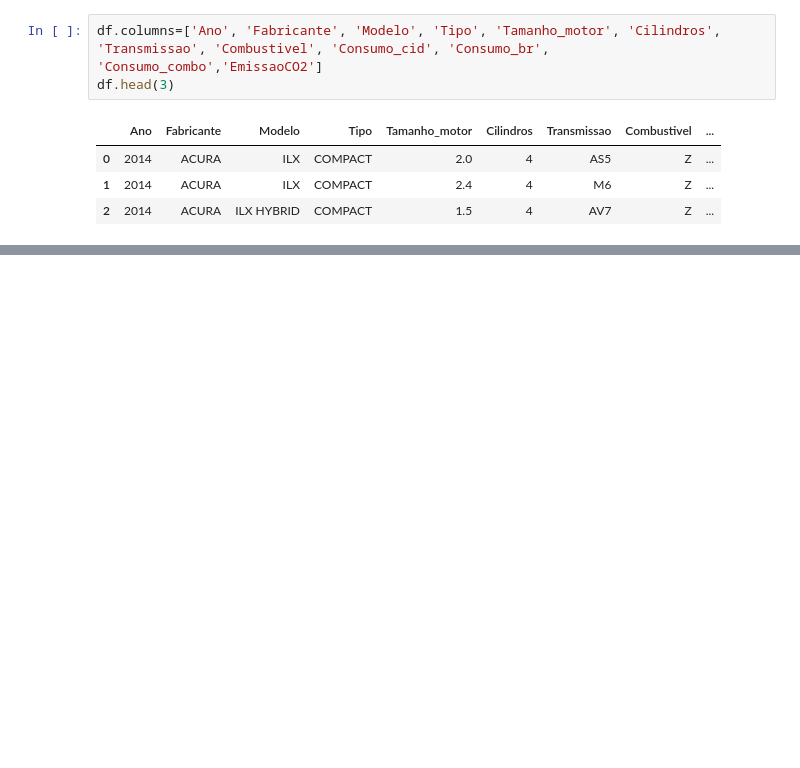
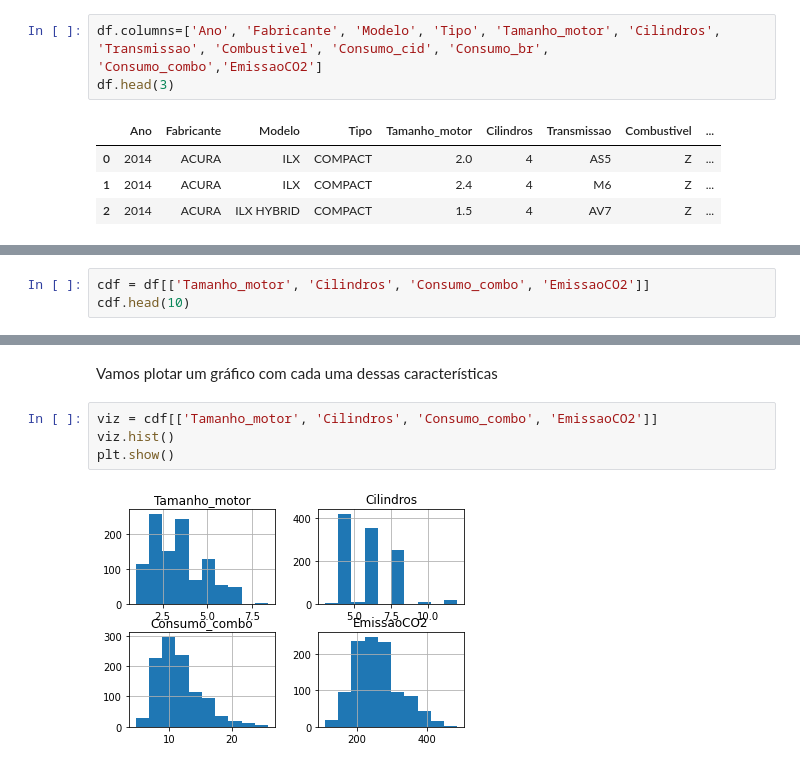
Before and after one commit to kauebr/Machine-Learning-Projects-IBM, a Jupyter notebook: Regressao Linear simples com SCIKIT-LEARN/Regressao linear simples-1.ipynb, the cells around one changed output, grey strips where cells are left out. Saved outputs shown, nothing was run; the diff lists cells and outputs as text; blank space fills up the shorter version.

Commit message:
plotando gráficos
de funções

```diff
--- a/Regressao Linear simples com SCIKIT-LEARN/Regressao linear simples-1.ipynb
+++ b/Regressao Linear simples com SCIKIT-LEARN/Regressao linear simples-1.ipynb
@@ -66,0 +90,3 @@ df.head(3)
+# %%
+cdf = df[['Tamanho_motor', 'Cilindros', 'Consumo_combo', 'EmissaoCO2']]
+cdf.head(10)
@@ -66,0 +105,8 @@ df.head(3)
+# %% [markdown]
+Vamos plotar um gráfico com cada uma dessas características
+# %%
+viz = cdf[['Tamanho_motor', 'Cilindros', 'Consumo_combo', 'EmissaoCO2']]
+viz.hist()
+plt.show()
+# %% [output]
+[figure, added]
```
Also changed, not shown: parts of 10 cells of this notebook.
